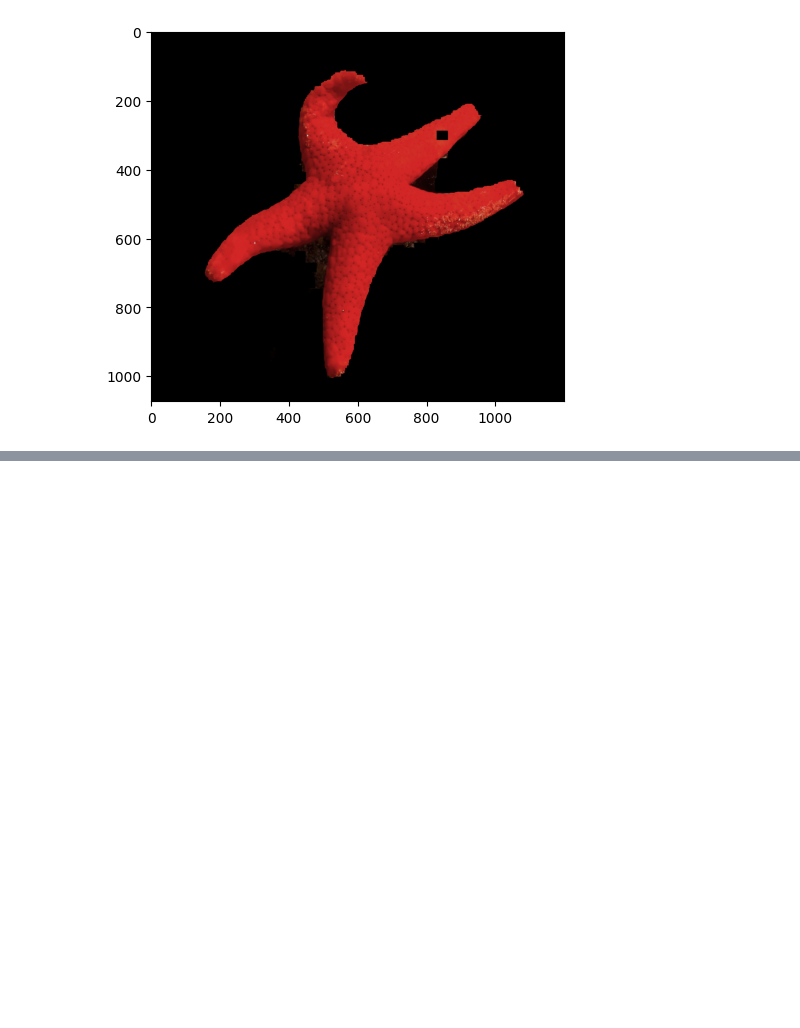
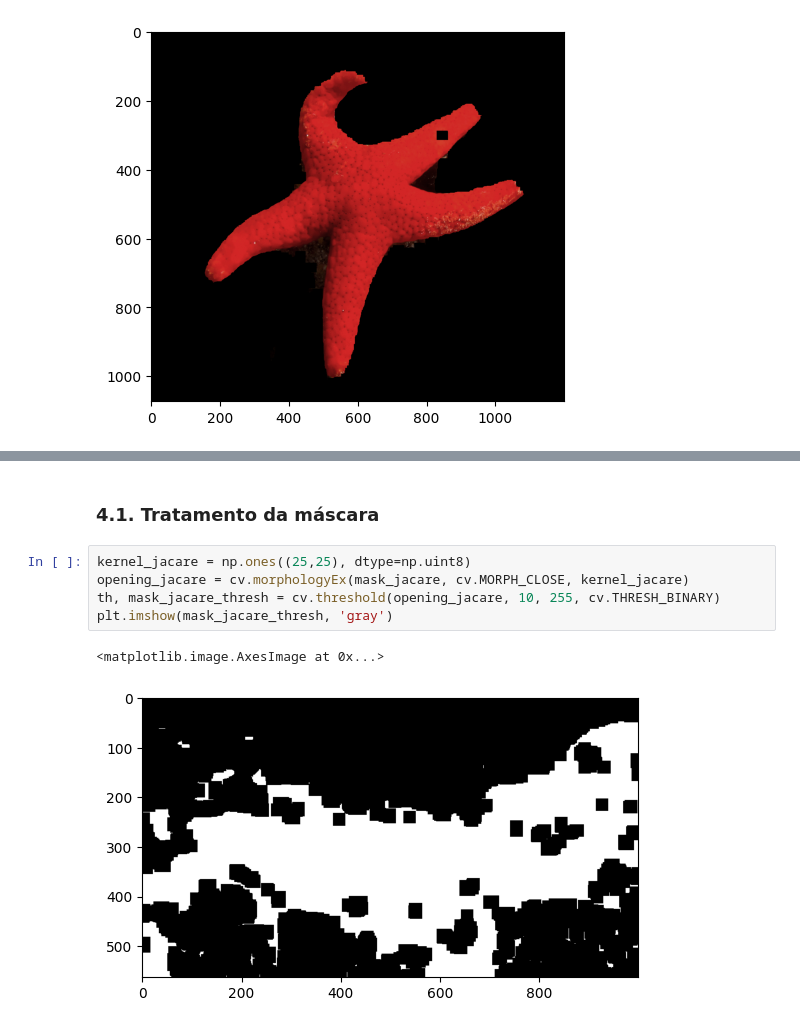
Before and after one commit to diogohal/TA3-Visao, a Jupyter notebook: ta3.ipynb, the cells around one changed output, grey strips where cells are left out. Saved outputs shown, nothing was run; the diff lists cells and outputs as text; blank space fills up the shorter version.

```diff
--- a/ta3.ipynb
+++ b/ta3.ipynb
@@ -93,0 +113,10 @@ plt.imshow(result_starfish)
+# %% [markdown]
+### 4.1. Tratamento da máscara
+# %%
+kernel_jacare = np.ones((25,25), dtype=np.uint8)
+opening_jacare = cv.morphologyEx(mask_jacare, cv.MORPH_CLOSE, kernel_jacare)
+th, mask_jacare_thresh = cv.threshold(opening_jacare, 10, 255, cv.THRESH_BINARY)
+plt.imshow(mask_jacare_thresh, 'gray')
+# %% [output]
+<matplotlib.image.AxesImage at 0x...>
+[figure, added]
```
Also changed, not shown: parts of 8 cells of this notebook, 15 other files.
